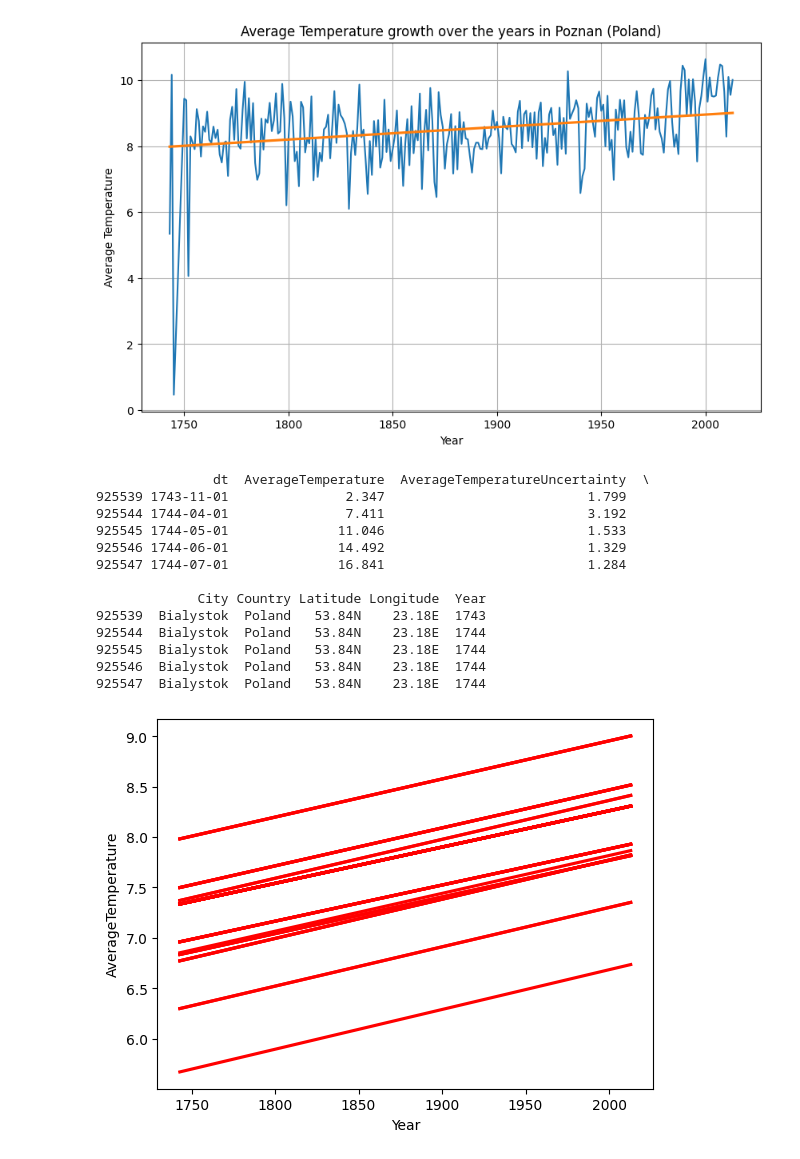
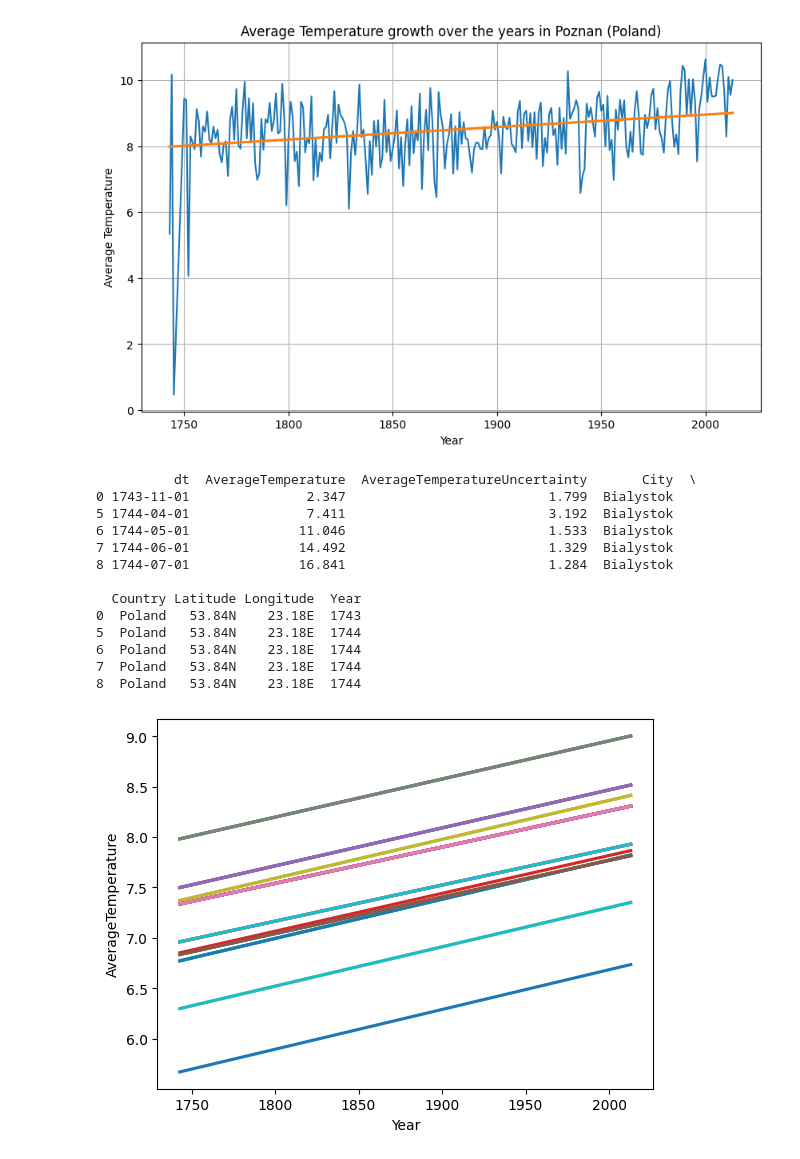
Before and after one commit to mattkuc/climate_change, a Jupyter notebook: climate_in_cities.ipynb, the cells around one changed output. Saved outputs shown, nothing was run; the diff lists cells and outputs as text; code cells hidden in the pictures.

```diff
--- a/climate_in_cities.ipynb
+++ b/climate_in_cities.ipynb
@@ -35,23 +35,24 @@ list_city
  'Zielona Gora']
 # %%
 # I choose Poznan as the main city, now i want to create a visualization that will show the growth of temperature over the years
-
+import pandas as pd
 import seaborn as sns
 import matplotlib.pyplot as plt
 
+poland_data = pd.read_csv('poland_data.csv',index_col=False)
 
 # creating Poznan dataset
-df_poznan = poland_data[poland_data['City']=='Poznan']
+df_poznan = poland_data.loc[poland_data['City'] == 'Poznan'].copy()
 
 # extracting year form date
-df_poznan['dt'] = pd.to_datetime(df_poznan['dt'])
-df_poznan['Year'] = df_poznan['dt'].dt.year
+df_poznan.loc[:, 'dt'] = pd.to_datetime(df_poznan['dt'])
+df_poznan.loc[:, 'Year'] = df_poznan['dt'].dt.year
 
 # dropping NA values
 df_poznan.dropna(subset=['AverageTemperature'],inplace=True)
 
 plt.figure(figsize=(10,6))
-ax = sns.lineplot(x='Year',y='AverageTemperature',data=df_poznan,ci=None)
+ax = sns.lineplot(x='Year',y='AverageTemperature',data=df_poznan,errorbar=None)
 sns.regplot(x='Year', y='AverageTemperature',data=df_poznan,ci=None,scatter=False,ax=ax)
 
 plt.title("Average Temperature growth over the years in Poznan (Poland)")
@@ -64,53 +65,57 @@ plt.show()
 # %%
 # now I want to create a new dataframe that contains countries column and column with value that is calculated by subtracing highest value on regression line by lowest value
 
-# cleaning dataset to prevent future problems with NA values
-df_cleaned = poland_data.dropna(subset=['AverageTemperature'])
+# Cleaning dataset to prevent future problems with NA values
+df_cleaned = poland_data.copy()
 
+df_cleaned = df_cleaned.dropna(subset=['AverageTemperature'])
+
+# Using .loc to change the data type of 'dt' column to datetime
 df_cleaned['dt'] = pd.to_datetime(df_cleaned['dt'])
-df_cleaned['Year'] = df_cleaned['dt'].dt.year
 
+# Using .loc to create a new column 'Year' and assign the year values from 'dt' column
+df_cleaned.loc[:, 'Year'] = df_cleaned['dt'].dt.year
 
-# creating dataframe that will contains cities and said subtraction values
+# Creating an empty DataFrame 'result_df' with columns 'City' and 'Subtraction'
 result_df = pd.DataFrame(columns=['City', 'Subtraction'])
-
 grouped = df_cleaned.groupby('City')
 
-print(df_clean.head())
+print(df_cleaned.head())
 
 # Calculate the subtraction for each city
 for city, group in grouped:
     if len(group['Year']) >= 2:
         # Fit the linear regression model
         reg_model = sns.regplot(x='Year', y='AverageTemperature', data=group, ci=None, scatter=False,
-                                label=city, line_kws={"color": "red"})
+                                label=city)
 
         slope, intercept = reg_model.get_lines()[0].get_data()
 
         # Calculate the highest and lowest regression line points
         highest_point = slope.max() * group['Year'].max() + intercept.max()
         lowest_point = slope.min() * group['Year'].min() + intercept.min()
 
         # Calculate the subtraction and store the result in the new DataFrame
         subtraction = highest_point - lowest_point
-        result_df = result_df.append({'City': city, 'Subtraction': subtraction}, ignore_index=True)
+        result_df = pd.concat([result_df, pd.DataFrame({'City': [city], 'Subtraction': [subtraction]})], ignore_index=True)
+
+
 
 # Convert the 'Subtraction' column to numeric data type
 result_df['Subtraction'] = pd.to_numeric(result_df['Subtraction'], errors='coerce')
-result_df.dropna(subset=['Subtraction'], inplace=True)
-top_5_cities = result_df.nlargest(5, 'Subtraction')
+#result_df = result_df.dropna(subset=['Subtraction'], inplace=True)
 # %% [output]
-               dt  AverageTemperature  AverageTemperatureUncertainty  \
-925539 1743-11-01               2.347                          1.799
-925544 1744-04-01               7.411                          3.192
-925545 1744-05-01              11.046                          1.533
-925546 1744-06-01              14.492                          1.329
-925547 1744-07-01              16.841                          1.284
+          dt  AverageTemperature  AverageTemperatureUncertainty       City  \
+0 1743-11-01               2.347                          1.799  Bialystok
+5 1744-04-01               7.411                          3.192  Bialystok
+6 1744-05-01              11.046                          1.533  Bialystok
+7 1744-06-01              14.492                          1.329  Bialystok
+8 1744-07-01              16.841                          1.284  Bialystok
 
-             City Country Latitude Longitude  Year
-925539  Bialystok  Poland   53.84N    23.18E  1743
-925544  Bialystok  Poland   53.84N    23.18E  1744
-925545  Bialystok  Poland   53.84N    23.18E  1744
-925546  Bialystok  Poland   53.84N    23.18E  1744
-925547  Bialystok  Poland   53.84N    23.18E  1744
+  Country Latitude Longitude  Year
+0  Poland   53.84N    23.18E  1743
+5  Poland   53.84N    23.18E  1744
+6  Poland   53.84N    23.18E  1744
+7  Poland   53.84N    23.18E  1744
+8  Poland   53.84N    23.18E  1744
-[figure, old version]
+[figure, new version]
```
Also changed, not shown: parts of 4 cells of this notebook.
